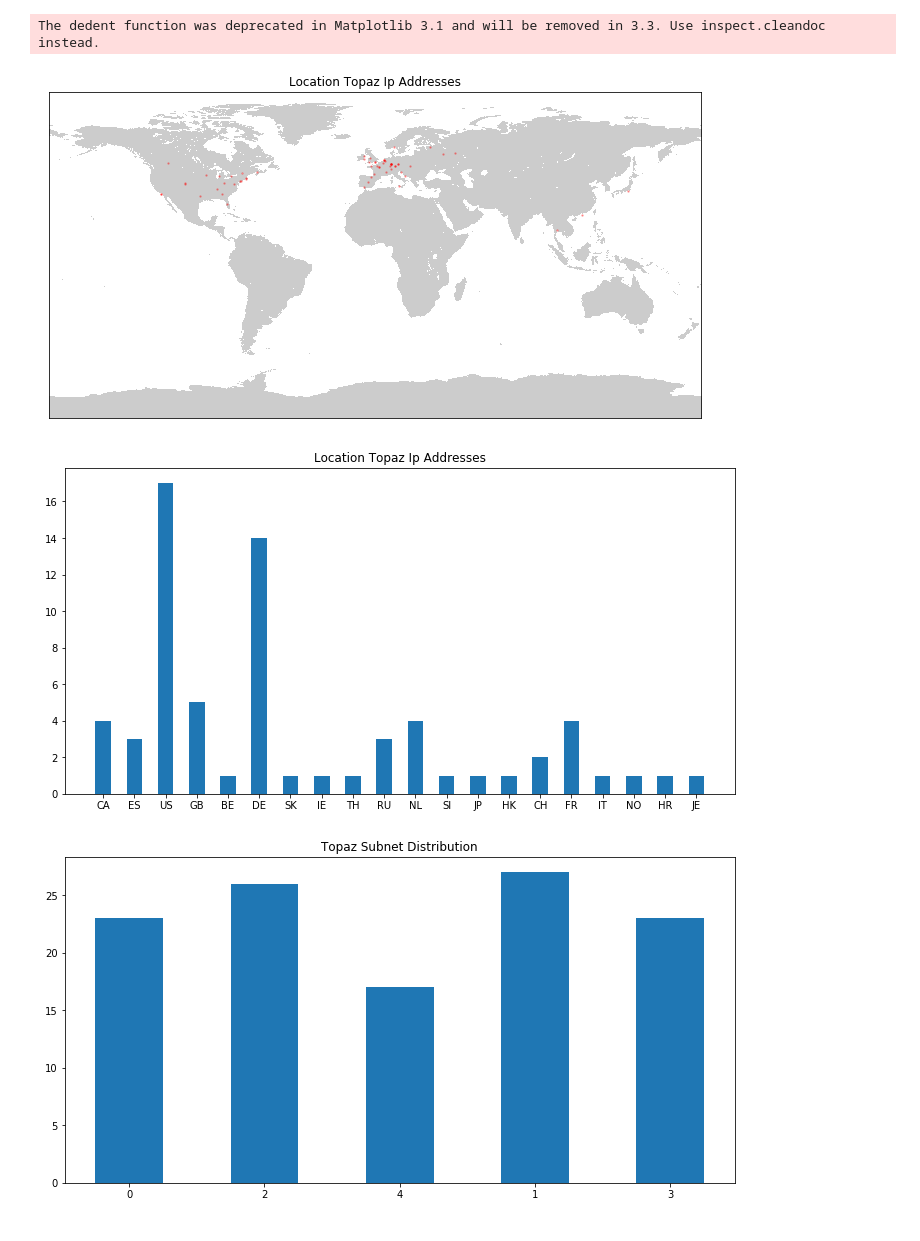
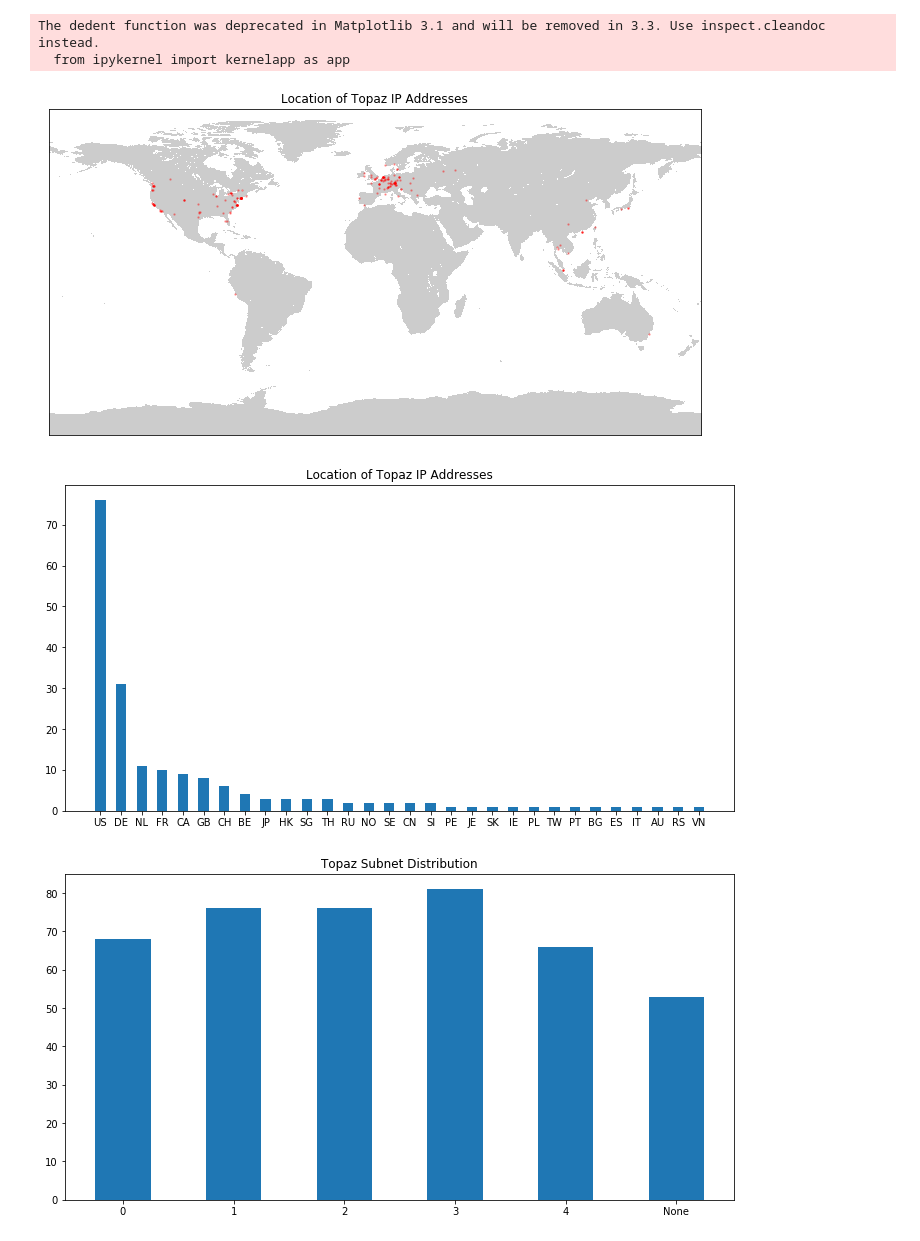
Before and after one commit to jrhea/eth2-analysis, a Jupyter notebook: notebooks/prkl-analysis.ipynb, the cells around one changed output. Saved outputs shown, nothing was run; the diff lists cells and outputs as text; code cells hidden in the pictures.

```diff
--- a/notebooks/prkl-analysis.ipynb
+++ b/notebooks/prkl-analysis.ipynb
@@ -77,0 +5,14 @@ node_ids = ["281f254ff9351ad13ecc64542d4043c26d47c5ede75340ef2ff95699cd2e9fc9
+# %%
+
+import pandas as pd
+#import data from csv
+files = ["/tmp/.imp72662/crawler.csv","/tmp/.imp72674/crawler.csv","/tmp/.imp73008/crawler.csv","/tmp/.imp73030/crawler.csv","/tmp/.imp73069/crawler.csv","/tmp/.imp73108/crawler.csv","/tmp/.imp73153/crawler.csv","/tmp/.imp73340/crawler.csv","/tmp/.imp73385/crawler.csv","/tmp/.imp73422/crawler.csv","/tmp/.imp73459/crawler.csv"]
+dfs = []
+for file in files:
+    df = pd.read_csv(file)
+    df.drop(columns=['index'])
+    dfs.append(df)
+
+df = pd.concat(dfs).drop_duplicates(subset="node_id", keep = 'first').reset_index(drop=True)
+df.set_index('node_id')
+len(df)
@@ -93,7 +36,7 @@ intensity = np.array(freqs)
 
 
 plt.title('Topaz NodeId Character Heatmap')
-plt.rcParams["figure.figsize"] = (20,20)
+plt.rcParams["figure.figsize"] = (50,20)
 plt.pcolormesh(x, y, intensity)
 plt.colorbar()
 plt.show()
@@ -120,7 +62,7 @@ intensity = np.array(freqs)
 
 
 plt.title('Topaz PeerId Character Heatmap')
-plt.rcParams["figure.figsize"] = (20,20)
+plt.rcParams["figure.figsize"] = (50,20)
 plt.pcolormesh(x, y, intensity)
 plt.colorbar()
 plt.show()
@@ -175,8 +149,9 @@ import matplotlib.pyplot as plt
 lats=[]
 lons=[]
 for info in ips_info:
-    lats.append(info.latitude)
-    lons.append(info.longitude)
+    if info.latitude != None and info.longitude != None:
+        lats.append(float(info.latitude))
+        lons.append(float(info.longitude))
 
 
 plt.figure(figsize=(12,6))
@@ -192,7 +167,8 @@ plt.title('Location of Topaz IP Addresses')
 plt.show()
 # %% [output]
 The dedent function was deprecated in Matplotlib 3.1 and will be removed in 3.3. Use inspect.cleandoc instead.
+  from ipykernel import kernelapp as app
-[figure, old version]
+[figure, new version]
 # %%
 from collections import Counter
 import numpy as np
@@ -200,10 +176,13 @@ import matplotlib.pyplot as plt
 
 countries=[]
 for info in ips_info:
-    countries.append(info.country)
+    if info.country_name != None:
+        countries.append(info.country)
 
 
-labels, values = zip(*Counter(countries).items())
+counts = Counter(countries)
+counts = sorted(counts.items(), key=lambda i: i[1], reverse=True)
+labels, values  = zip(*counts)
 
 indexes = np.arange(len(labels))
 width = .5
@@ -213,4 +192,4 @@ plt.bar(indexes, values, width)
 plt.xticks(indexes, labels)
 plt.show()
 # %% [output]
-[figure, old version]
+[figure, new version]
@@ -228,16 +196,20 @@ subnets = [x for x in subnets if x not in bad_subnets]
+# %%
+subnets = df["subnet_ids"].to_list()
+subnets = [subnet.replace('[','').replace(']','').replace(' ','') for subnet in subnets]
+subnets = [subnet if len(subnet) > 0 else 'None' for subnet in subnets]
+subnets = ','.join(subnets)
+labels = [str(label) for label in list(range(0,5))] + ['None']
+values = [subnets.count(label) for label in labels]
 # %%
-from collections import Counter
 import numpy as np
 import matplotlib.pyplot as plt
-
-labels, values = zip(*Counter(subnets).items())
 
 indexes = np.arange(len(labels))
 width = .5
 plt.figure(figsize=(12,6))
 plt.title('Topaz Subnet Distribution')
 plt.bar(indexes, values, width)
 plt.xticks(indexes, labels)
 plt.show()
 # %% [output]
-[figure, old version]
+[figure, new version]
```
Also changed, not shown: parts of 17 cells of this notebook.
